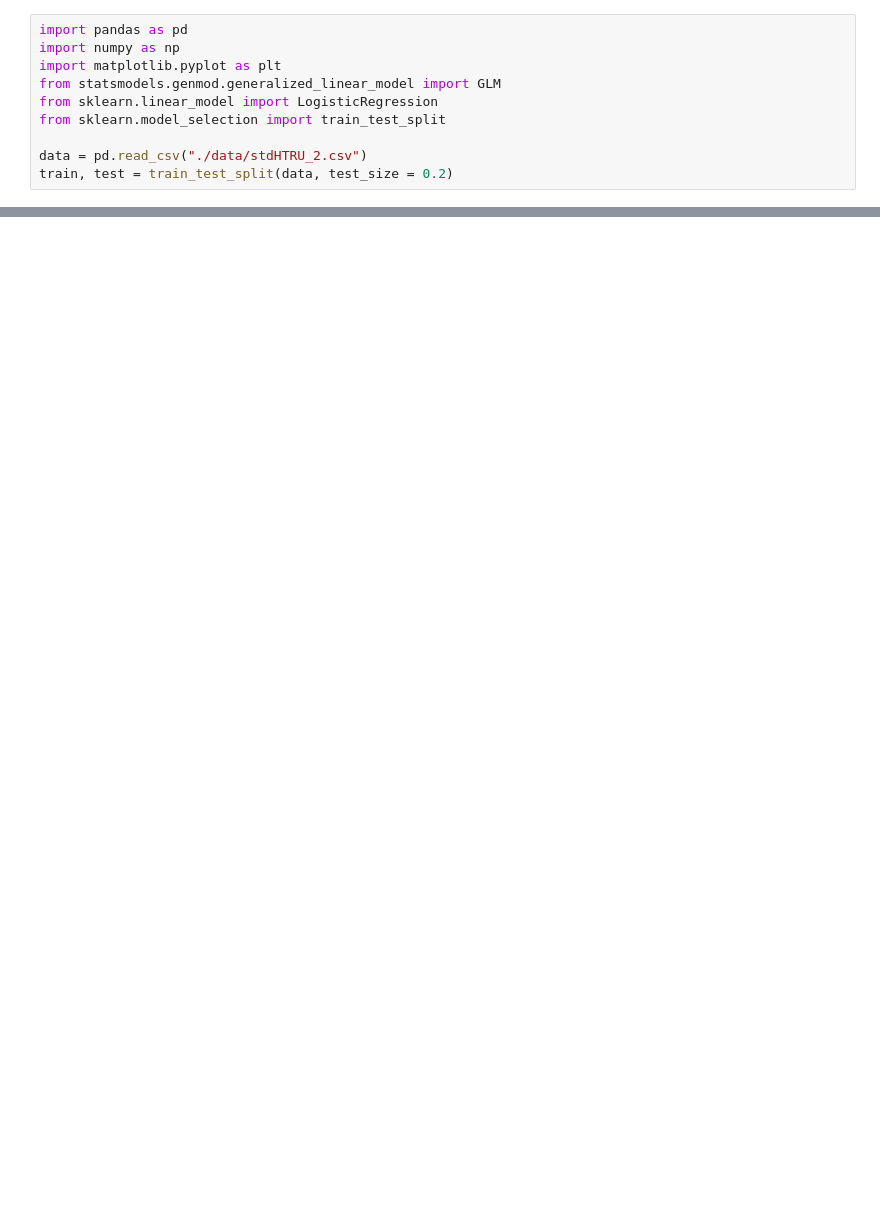
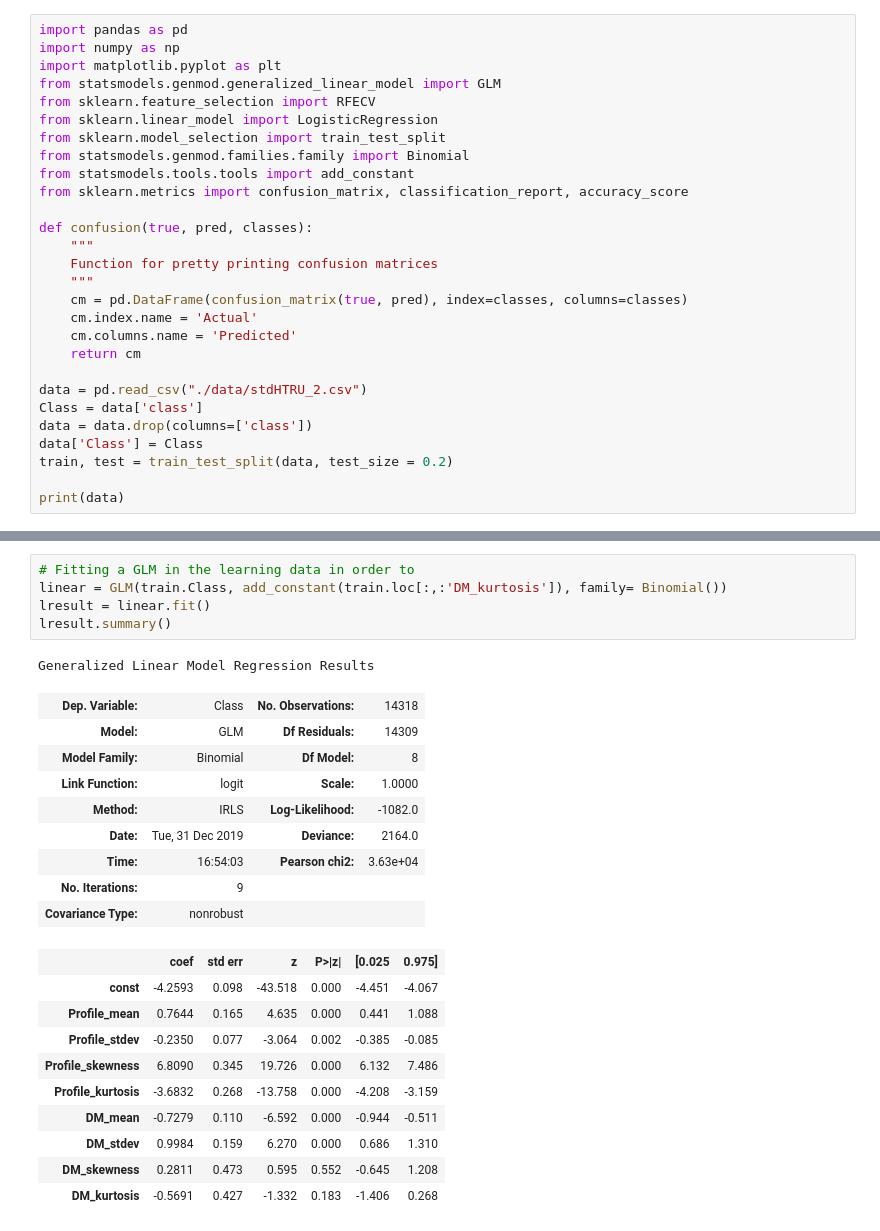
Before and after one commit to joaquimgomez/FIB-APA-Pulsars, a Jupyter notebook: Logistic Regression.ipynb, the cells around one changed output, grey strips where cells are left out. Drawn from its saved outputs; the diff is of its cells as text; blank space fills up the shorter version.

Commit message:
Added logistic regression notebook

```diff
--- a/Logistic Regression.ipynb
+++ b/Logistic Regression.ipynb
@@ -3,9 +3,27 @@ import pandas as pd
 import numpy as np
 import matplotlib.pyplot as plt
 from statsmodels.genmod.generalized_linear_model import GLM
+from sklearn.feature_selection import RFECV
 from sklearn.linear_model import LogisticRegression
 from sklearn.model_selection import train_test_split
+from statsmodels.genmod.families.family import Binomial
+from statsmodels.tools.tools import add_constant
+from sklearn.metrics import confusion_matrix, classification_report, accuracy_score
+
+def confusion(true, pred, classes):
+    """
+    Function for pretty printing confusion matrices
+    """
+    cm = pd.DataFrame(confusion_matrix(true, pred), index=classes, columns=classes)
+    cm.index.name = 'Actual'
+    cm.columns.name = 'Predicted'
+    return cm
 
 data = pd.read_csv("./data/stdHTRU_2.csv")
+Class = data['class']
+data = data.drop(columns=['class'])
+data['Class'] = Class
 train, test = train_test_split(data, test_size = 0.2)
+
+print(data)
 # %% [output]
@@ -12,0 +47,26 @@ NameError: name 'train_test_split' is not defined
+# %%
+# Fitting a GLM in the learning data in order to
+linear = GLM(train.Class, add_constant(train.loc[:,:'DM_kurtosis']), family= Binomial())
+lresult = linear.fit()
+lresult.summary()
+# %% [output]
+Generalized Linear Model Regression Results
+| Dep. Variable: | Class | No. Observations: | 14318 |
+| Model: | GLM | Df Residuals: | 14309 |
+| Model Family: | Binomial | Df Model: | 8 |
+| Link Function: | logit | Scale: | 1.0000 |
+| Method: | IRLS | Log-Likelihood: | -1082.0 |
+| Date: | Tue, 31 Dec 2019 | Deviance: | 2164.0 |
+| Time: | 16:54:03 | Pearson chi2: | 3.63e+04 |
+| No. Iterations: | 9 |  |  |
+| Covariance Type: | nonrobust |  |  |
+|  | coef | std err | z | P>|z| | [0.025 | 0.975] |
+| const | -4.2593 | 0.098 | -43.518 | 0.000 | -4.451 | -4.067 |
+| Profile_mean | 0.7644 | 0.165 | 4.635 | 0.000 | 0.441 | 1.088 |
+| Profile_stdev | -0.2350 | 0.077 | -3.064 | 0.002 | -0.385 | -0.085 |
+| Profile_skewness | 6.8090 | 0.345 | 19.726 | 0.000 | 6.132 | 7.486 |
+| Profile_kurtosis | -3.6832 | 0.268 | -13.758 | 0.000 | -4.208 | -3.159 |
+| DM_mean | -0.7279 | 0.110 | -6.592 | 0.000 | -0.944 | -0.511 |
+| DM_stdev | 0.9984 | 0.159 | 6.270 | 0.000 | 0.686 | 1.310 |
+| DM_skewness | 0.2811 | 0.473 | 0.595 | 0.552 | -0.645 | 1.208 |
+| DM_kurtosis | -0.5691 | 0.427 | -1.332 | 0.183 | -1.406 | 0.268 |
```
Also changed, not shown: parts of 9 cells of this notebook.
